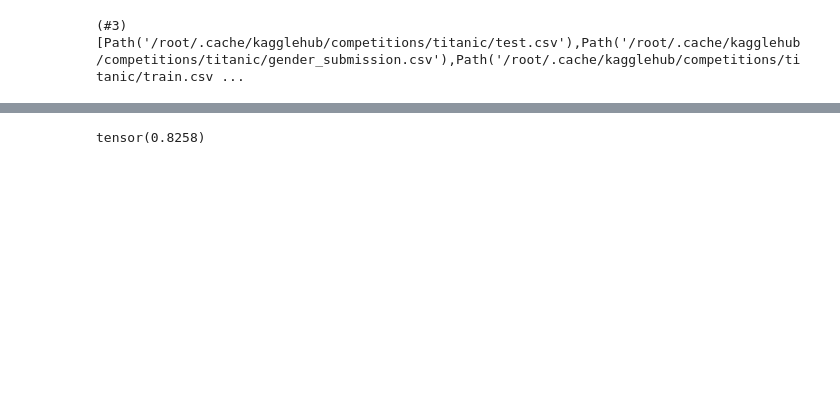
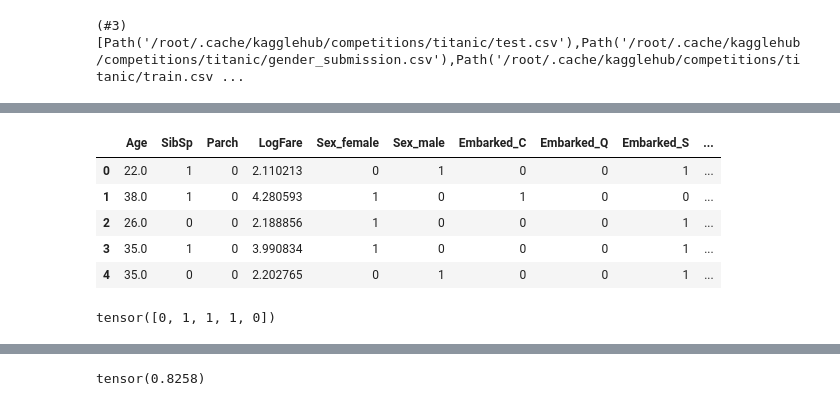
Before and after one commit to nswekosk/deep-learning-practice, a Jupyter notebook: tabular/titanic-surivor-predictor.ipynb, the cells around one changed output, grey strips where cells are left out. Drawn from its saved outputs; the diff is of its cells as text; code cells hidden in the pictures; blank space fills up the shorter version.

```diff
--- a/tabular/titanic-surivor-predictor.ipynb
+++ b/tabular/titanic-surivor-predictor.ipynb
@@ -270,0 +90,2 @@ def calc_preds(coeffs, indeps): return torch.sigmoid((indeps*coeffs).sum(axis=1)
+# %%
+train_df.fillna(modes, inplace=True)
@@ -270,0 +125,3 @@ def calc_preds(coeffs, indeps): return torch.sigmoid((indeps*coeffs).sum(axis=1)
+# %%
+train_df["LogFare"] = np.log(train_df["Fare"] + 1)
+train_df["LogFare"].hist()
@@ -270,0 +139,3 @@ def calc_preds(coeffs, indeps): return torch.sigmoid((indeps*coeffs).sum(axis=1)
+# %%
+train_df = pd.get_dummies(train_df, columns=["Sex", "Embarked", "Pclass"])
+train_df.columns
@@ -270,0 +147,4 @@ def calc_preds(coeffs, indeps): return torch.sigmoid((indeps*coeffs).sum(axis=1)
+# %%
+added_columns = ['Sex_female', 'Sex_male', 'Embarked_C',
+       'Embarked_Q', 'Embarked_S', 'Pclass_1', 'Pclass_2', 'Pclass_3']
+train_df[added_columns].head()
@@ -270,0 +158,15 @@ def calc_preds(coeffs, indeps): return torch.sigmoid((indeps*coeffs).sum(axis=1)
+# %%
+idpt_columns = ['Age', 'SibSp', 'Parch', "LogFare"] + added_columns
+train_df[idpt_columns].head()
+# %% [output]
+|  | Age | SibSp | Parch | LogFare | Sex_female | Sex_male | Embarked_C | Embarked_Q | Embarked_S | ... |
+| 0 | 22.0 | 1 | 0 | 2.110213 | 0 | 1 | 0 | 0 | 1 | ... |
+| 1 | 38.0 | 1 | 0 | 4.280593 | 1 | 0 | 1 | 0 | 0 | ... |
+| 2 | 26.0 | 0 | 0 | 2.188856 | 1 | 0 | 0 | 0 | 1 | ... |
+| 3 | 35.0 | 1 | 0 | 3.990834 | 1 | 0 | 0 | 0 | 1 | ... |
+| 4 | 35.0 | 0 | 0 | 2.202765 | 0 | 1 | 0 | 0 | 1 | ... |
+# %%
+train_dpt = tensor(train_df["Survived"])
+train_dpt[:5]
+# %% [output]
+tensor([0, 1, 1, 1, 0])
```
Also changed, not shown: parts of 100 cells of this notebook.
